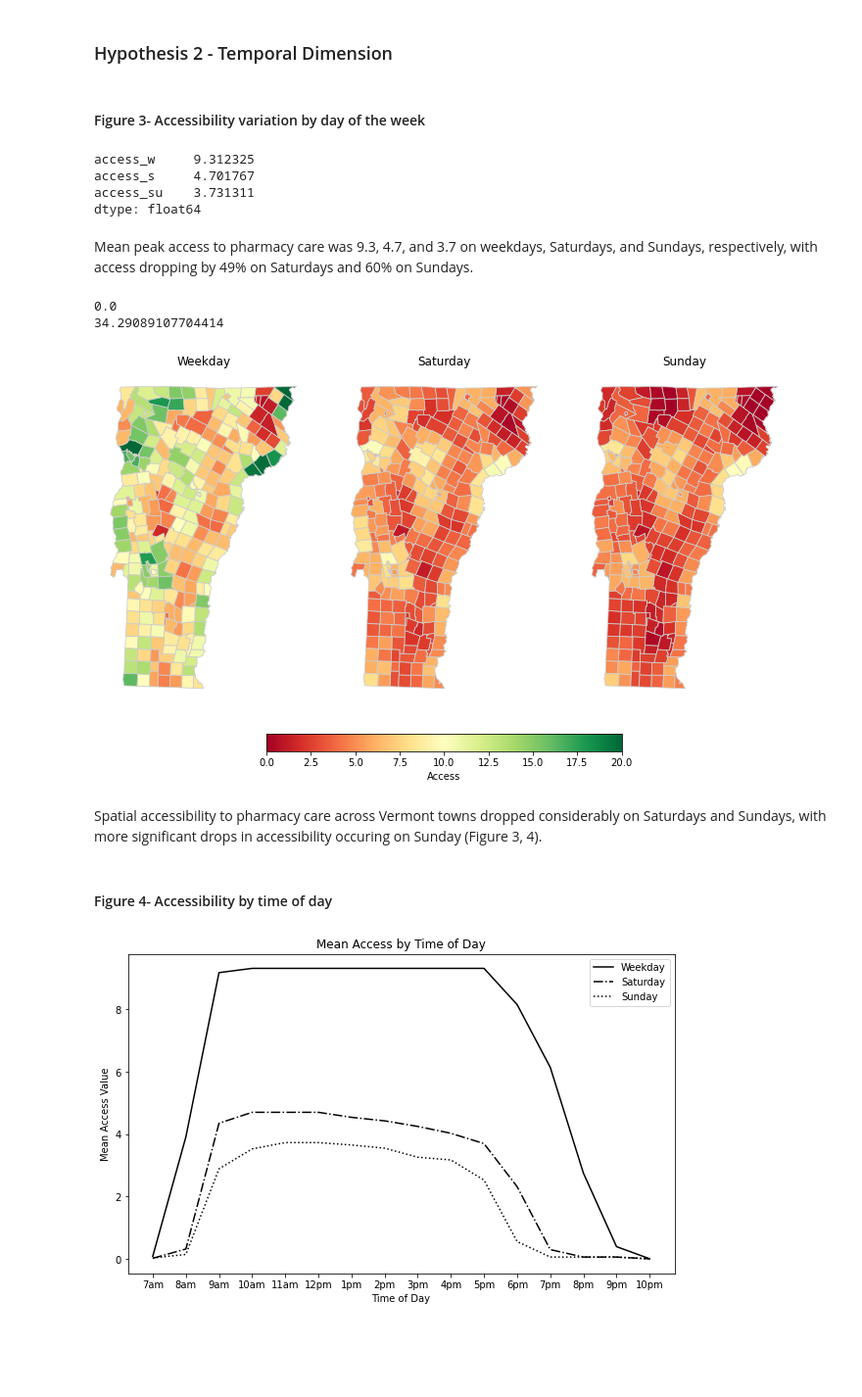
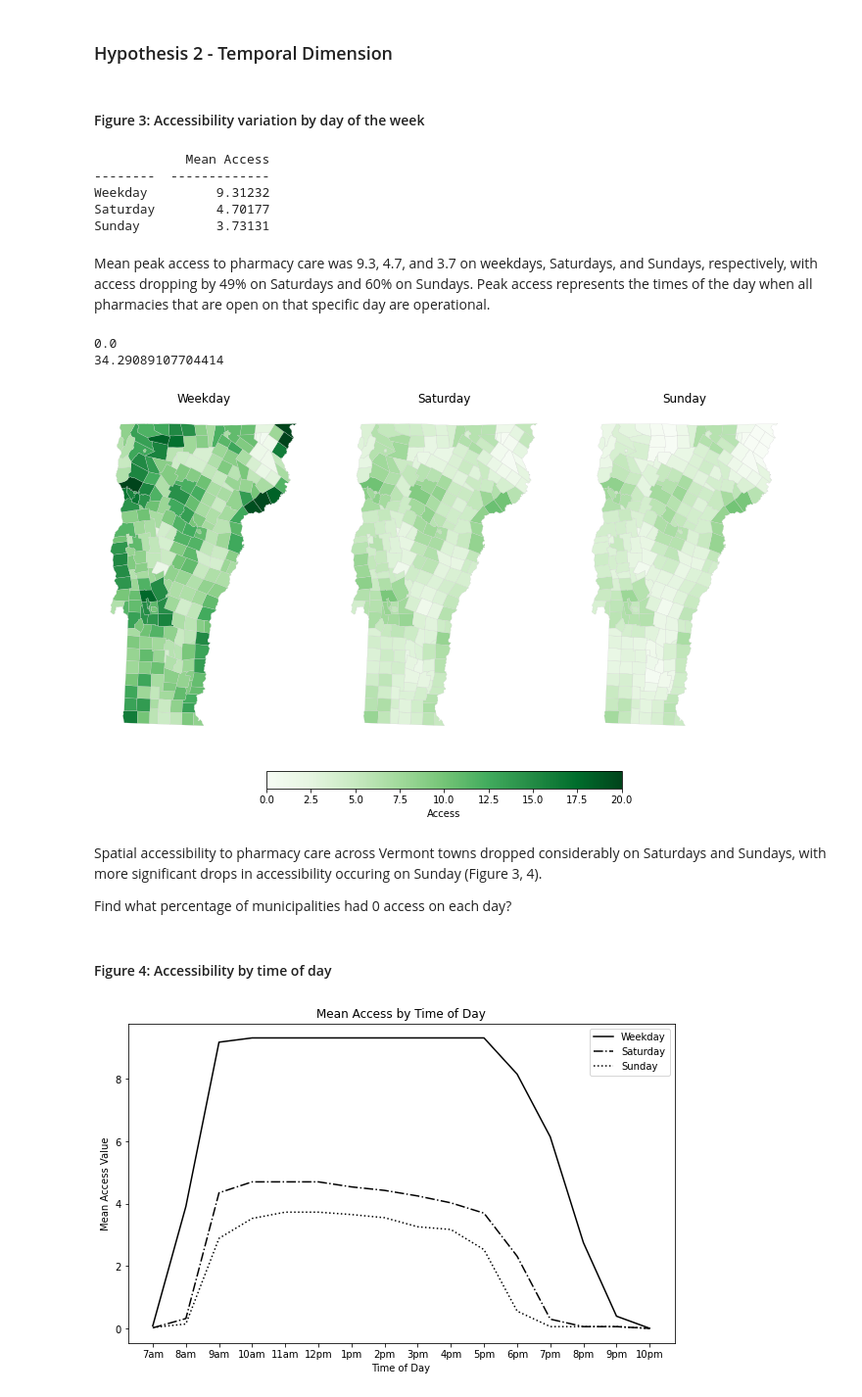
Before and after one commit to samroubin/VTPharmacy, a Jupyter notebook: procedure/code/01_Pharmacy_Accessibility.ipynb, the cells around one changed output. Shown at 98% size. Cells and saved outputs as stored; diff of their text form; code cells hidden in the pictures; blank space fills up the shorter version.

```diff
--- a/procedure/code/01_Pharmacy_Accessibility.ipynb
+++ b/procedure/code/01_Pharmacy_Accessibility.ipynb
@@ -983,49 +958,56 @@ Metropolitan and micropolitan towns had a mean relative accessibility of 10.7 an
 # %% [markdown]
 ### Hypothesis 2 - Temporal Dimension
 # %% [markdown]
-#### Figure 3- Accessibility variation by day of the week
+#### Figure 3: Accessibility variation by day of the week
 # %%
-print(mapping_df[['access_w', 'access_s', 'access_su']].mean())
+mean_access_day = mapping_df[['access_w', 'access_s', 'access_su']].mean()
+mean_access_day_df = mean_access_day.to_frame().rename(columns={0: 'Mean Access'})
+mean_access_day_df.index = ['Weekday', 'Saturday', 'Sunday']
+table_2 = tabulate(mean_access_day_df, headers='keys', tablefmt='simple_grid')
+print(table_2)
 #print("Peak access (middle of the day) to pharmacy care is 9.3, 4.7, and 3.7 on week days, Saturdays, and Sundays, respectively.")
 # %% [output]
-access_w     9.312325
-access_s     4.701767
-access_su    3.731311
-dtype: float64
+            Mean Access
+--------  -------------
+Weekday         9.31232
+Saturday        4.70177
+Sunday          3.73131
 # %% [markdown]
-Mean peak access to pharmacy care was 9.3, 4.7, and 3.7 on weekdays, Saturdays, and Sundays, respectively, with access dropping by 49% on Saturdays and 60% on Sundays.
+Mean peak access to pharmacy care was 9.3, 4.7, and 3.7 on weekdays, Saturdays, and Sundays, respectively, with access dropping by 49% on Saturdays and 60% on Sundays. Peak access represents the times of the day when all pharmacies that are open on that specific day are operational.
 # %%
 # Map by day of the week
 mapping_df1 = mapping_df
 print(mapping_df1[['access_w', 'access_s', 'access_su']].min().min())  # Min accessibility value
 print(mapping_df1[['access_w', 'access_s', 'access_su']].max().max())  # Max accessibility value
 
 fig, axs = plt.subplots(1, 3, figsize=(13, 8))
 plt.subplots_adjust(wspace=.05)
 
 for i, column in enumerate(['access_w', 'access_s', 'access_su']):
     ax = axs[i]
-    mapping_df1.plot(column=column, cmap='RdYlGn', linewidth=0.8, ax=ax, edgecolor='0.8', legend=False,
+    mapping_df1.plot(column=column, cmap='Greens', linewidth=0.2, ax=ax, edgecolor='0.8', legend=False,
                 vmin=0, vmax=20)
     axs[0].set_title('Weekday')
     axs[1].set_title('Saturday')
     axs[2].set_title('Sunday')
     ax.axis('off')
 
-cbar = fig.colorbar(plt.cm.ScalarMappable(norm=plt.Normalize(vmin=0, vmax=20), cmap='RdYlGn'), ax=axs, #Max was set to 20 for visualization purposes
+cbar = fig.colorbar(plt.cm.ScalarMappable(norm=plt.Normalize(vmin=0, vmax=20), cmap='Greens'), ax=axs, #Max was set to 20 for visualization purposes
                     orientation='horizontal', pad = .07, shrink = .5)
 cbar.set_label('Access')
 
 #plt.tight_layout()
 plt.show()
 # %% [output]
 0.0
 34.29089107704414
-[figure, old version]
+[figure, new version]
 # %% [markdown]
 Spatial accessibility to pharmacy care across Vermont towns dropped considerably on Saturdays and Sundays, with more significant drops in accessibility occuring on Sunday (Figure 3, 4).
+
+Find what percentage of municipalities had 0 access on each day?
 # %% [markdown]
-#### Figure 4- Accessibility by time of day
+#### Figure 4: Accessibility by time of day
 # %%
 linegraph_df = mapping_df.copy()
 
```
Also changed, not shown: parts of 34 cells of this notebook.
